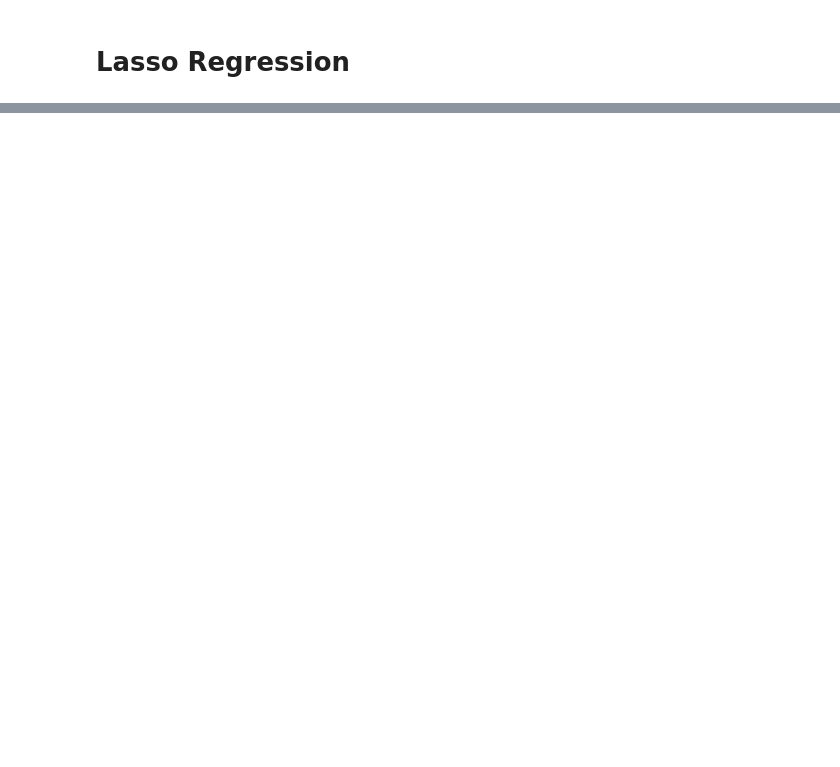
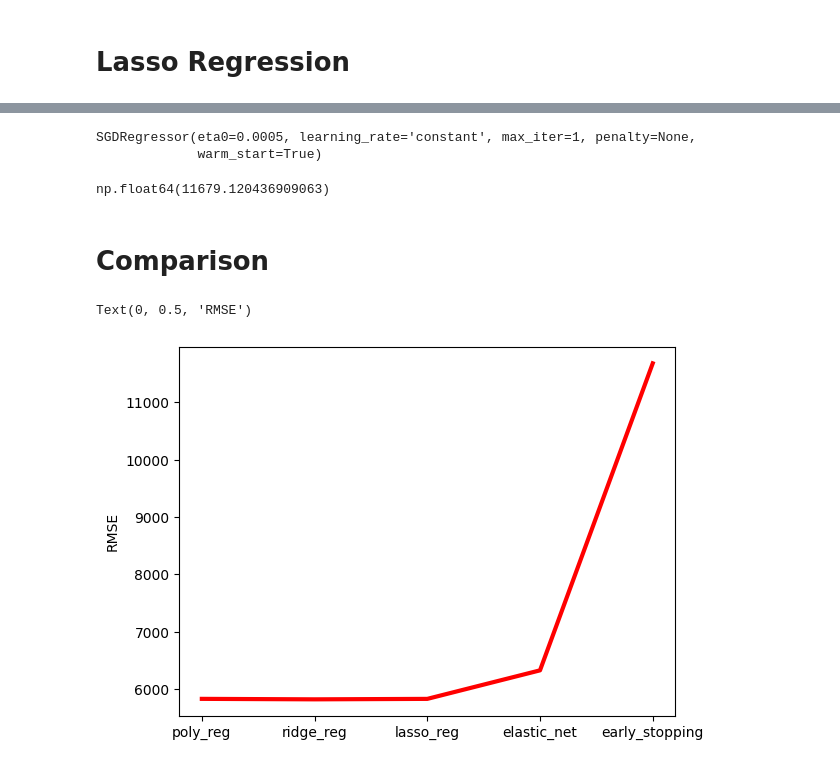
Before and after one commit to NeelaGitH/Medical-Cost-Prediction, a Jupyter notebook: model.ipynb, the cells around one changed output, grey strips where cells are left out. Saved outputs shown, nothing was run; the diff lists cells and outputs as text; code cells hidden in the pictures; blank space fills up the shorter version.

```diff
--- a/model.ipynb
+++ b/model.ipynb
@@ -479,0 +763,30 @@ np.float64(6141.648944694565)
+# %%
+for epoch in range(1000):
+    sgd_reg_e.fit(X_t, y_t)
+    y_val_predict = sgd_reg_e.predict(X_v)
+    val_error = mean_squared_error(y_v, y_val_predict)
+    if val_error < min_val_error:
+        min_val_error = val_error
+        best_epoch = epoch
+        best_model = clone(sgd_reg_e)
+# %%
+best_model.fit(X_train_transformed, y_train)
+# %% [output]
+SGDRegressor(eta0=0.0005, learning_rate='constant', max_iter=1, penalty=None,
+             warm_start=True)
+# %%
+early_pred = best_model.predict(X_test_transformed)
+# %%
+np.sqrt(mean_squared_error(y_test, early_pred))
+# %% [output]
+np.float64(11679.120436909063)
+# %%
+errors["early_stopping"] = np.sqrt(mean_squared_error(y_test, early_pred))
+# %% [markdown]
+# Comparison
+# %%
+plt.plot(errors.keys(), errors.values(),"r", linewidth = 3)
+plt.ylabel("RMSE")
+# %% [output]
+Text(0, 0.5, 'RMSE')
+[figure, added]
```
Also changed, not shown: parts of 82 cells of this notebook.
